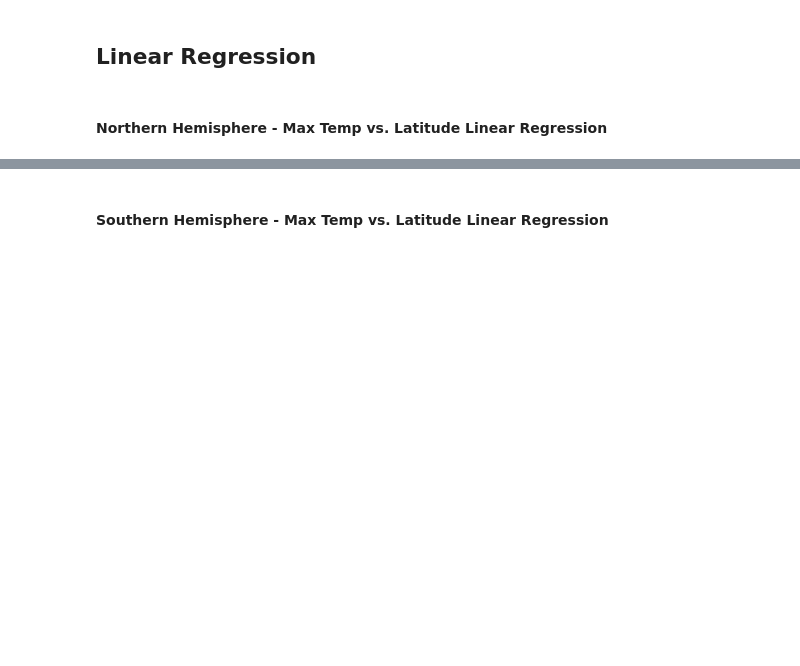
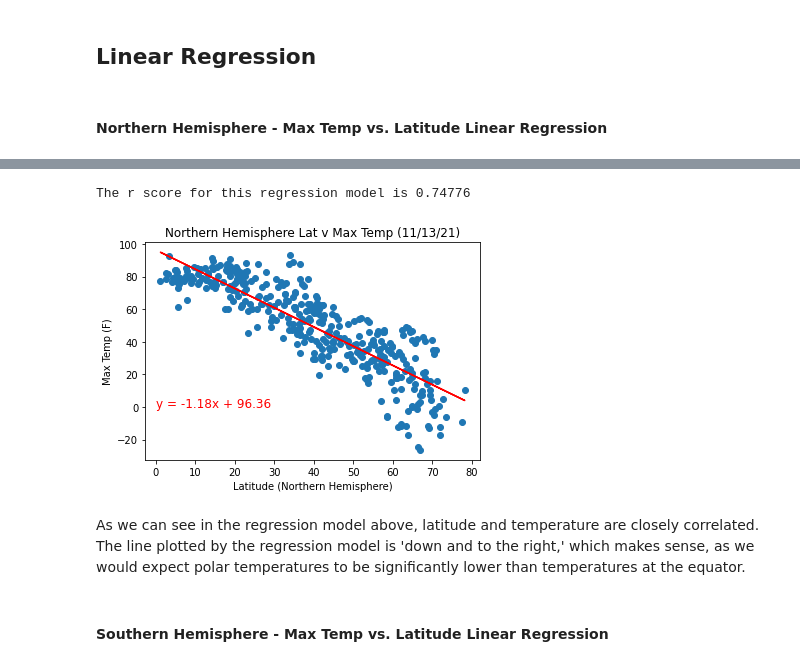
Before and after one commit to JakeRose689/Python-API-Challenge, a Jupyter notebook: WeatherPy/WeatherPy.ipynb, the cells around one changed output, grey strips where cells are left out. Cells and saved outputs as stored; diff of their text form; code cells hidden in the pictures; blank space fills up the shorter version.

```diff
--- a/WeatherPy/WeatherPy.ipynb
+++ b/WeatherPy/WeatherPy.ipynb
@@ -253,2 +249,21 @@ The r-value is: 0.46937863826630627
+# %%
+x = northern_hem['Lat']
+y = northern_hem['Max Temp']
+(slope, intercept, rvalue, pvalue, stderr) = linregress(x, y)
+regression = x * slope + intercept
+line = f"y = {str(round(slope,2))}x + {str(round(intercept,2))}"
+fig = plt.scatter(x, y)
+plt.plot(x, regression, "r-")
+plt.annotate(line, (0,0), fontsize=12, color='red')
+plt.title('Northern Hemisphere Lat v Max Temp (11/13/21)')
+plt.xlabel('Latitude (Northern Hemisphere)')
+plt.ylabel('Max Temp (F)')
+print(f'The r score for this regression model is {round(rvalue**2, 5)}')
+plt.savefig('NHemi_Temp_v_Lat.png')
+# %% [output]
+The r score for this regression model is 0.74776
+[figure, added]
+# %% [markdown]
+As we can see in the regression model above, latitude and temperature are closely correlated. The line plotted by the regression model is 'down and to the right,' which makes sense, as we would expect polar temperatures to be significantly lower than temperatures at the equator.
 # %% [markdown]
 ####  Southern Hemisphere - Max Temp vs. Latitude Linear Regression
```
Also changed, not shown: parts of 22 cells of this notebook, 8 other files.
